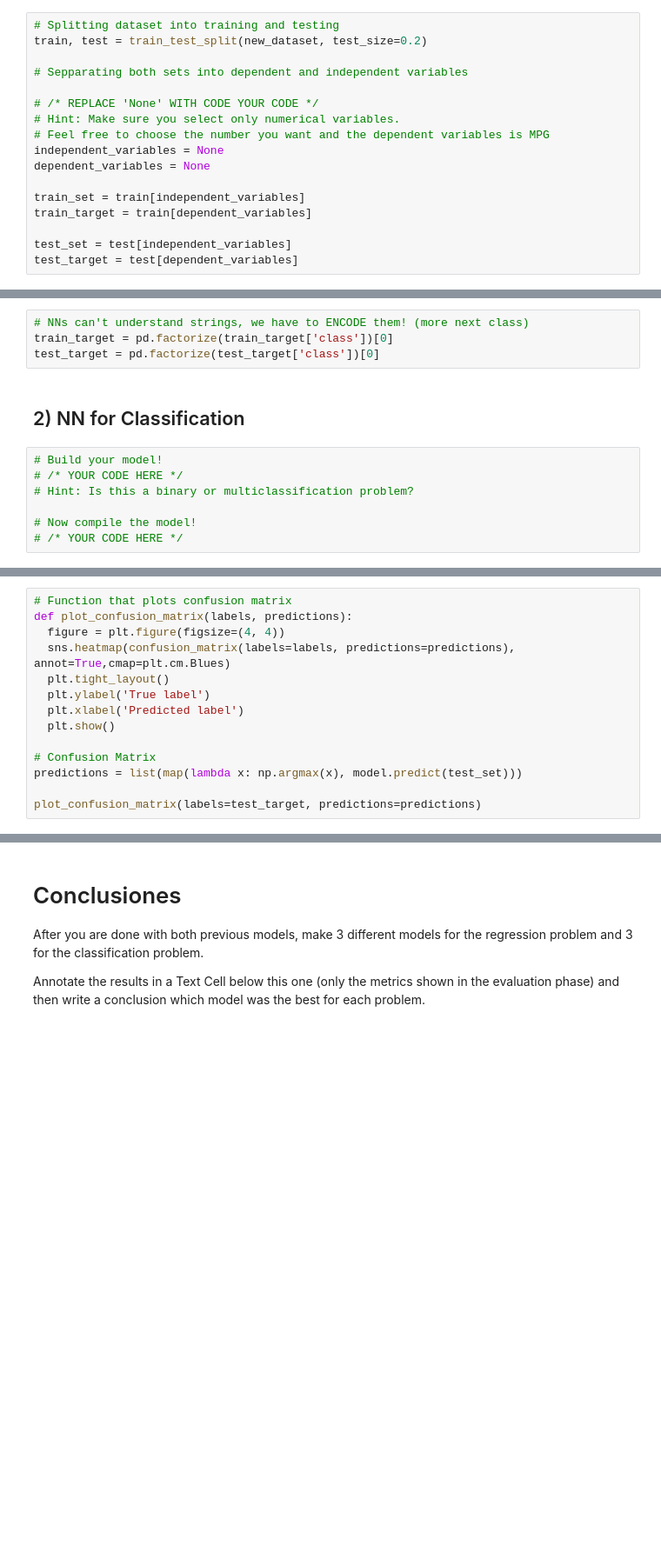
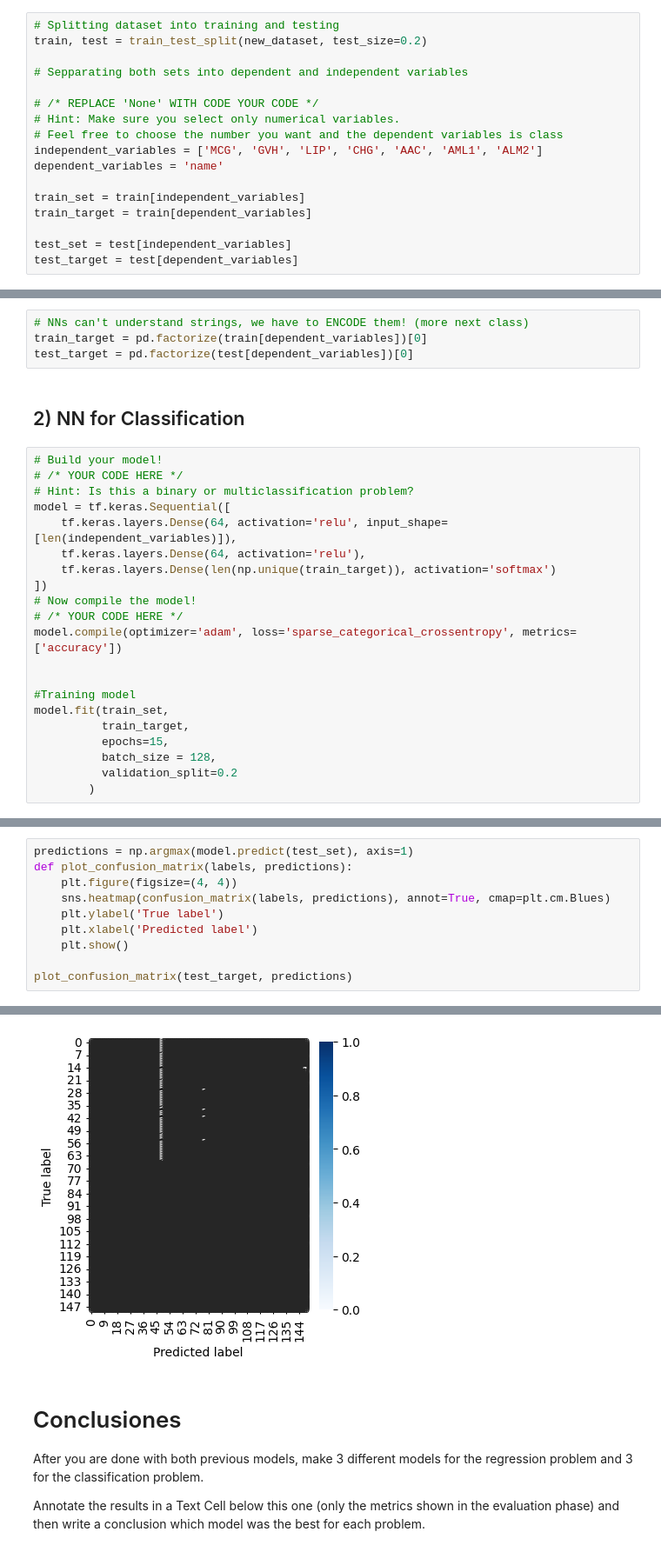
Before and after one commit to LourdesNajarro/Lab01---SP1, a Jupyter notebook: SP1_Laboratory_01.ipynb, the cells around one changed output, grey strips where cells are left out. Shown at 87% size. Drawn from its saved outputs; the diff is of its cells as text; blank space fills up the shorter version.

```diff
--- a/SP1_Laboratory_01.ipynb
+++ b/SP1_Laboratory_01.ipynb
@@ -267,9 +312,9 @@ train, test = train_test_split(new_dataset, test_size=0.2)
 
 # /* REPLACE 'None' WITH CODE YOUR CODE */
 # Hint: Make sure you select only numerical variables.
-# Feel free to choose the number you want and the dependent variables is MPG
-independent_variables = None
-dependent_variables = None
+# Feel free to choose the number you want and the dependent variables is class
+independent_variables = ['MCG', 'GVH', 'LIP', 'CHG', 'AAC', 'AML1', 'ALM2']
+dependent_variables = 'name'
 
 train_set = train[independent_variables]
 train_target = train[dependent_variables]
@@ -281,13 +344,27 @@ train_target, test_target
 # %%
 # NNs can't understand strings, we have to ENCODE them! (more next class)
-train_target = pd.factorize(train_target['class'])[0]
-test_target = pd.factorize(test_target['class'])[0]
+train_target = pd.factorize(train[dependent_variables])[0]
+test_target = pd.factorize(test[dependent_variables])[0]
 # %% [markdown]
 ## 2) NN for Classification
 # %%
 # Build your model!
 # /* YOUR CODE HERE */
 # Hint: Is this a binary or multiclassification problem?
-
+model = tf.keras.Sequential([
+    tf.keras.layers.Dense(64, activation='relu', input_shape=[len(independent_variables)]),
+    tf.keras.layers.Dense(64, activation='relu'),
+    tf.keras.layers.Dense(len(np.unique(train_target)), activation='softmax')
+])
 # Now compile the model!
 # /* YOUR CODE HERE */
+model.compile(optimizer='adam', loss='sparse_categorical_crossentropy', metrics=['accuracy'])
+
+
+#Training model
+model.fit(train_set,
+          train_target,
+          epochs=15,
+          batch_size = 128,
+          validation_split=0.2
+        )
@@ -297,14 +397,11 @@ model.evaluate(x=test_set, y=test_target, batch_size=128)
 # %%
-# Function that plots confusion matrix
+predictions = np.argmax(model.predict(test_set), axis=1)
 def plot_confusion_matrix(labels, predictions):
-  figure = plt.figure(figsize=(4, 4))
-  sns.heatmap(confusion_matrix(labels=labels, predictions=predictions), annot=True,cmap=plt.cm.Blues)
-  plt.tight_layout()
-  plt.ylabel('True label')
-  plt.xlabel('Predicted label')
-  plt.show()
+    plt.figure(figsize=(4, 4))
+    sns.heatmap(confusion_matrix(labels, predictions), annot=True, cmap=plt.cm.Blues)
+    plt.ylabel('True label')
+    plt.xlabel('Predicted label')
+    plt.show()
 
-# Confusion Matrix
-predictions = list(map(lambda x: np.argmax(x), model.predict(test_set)))
-
-plot_confusion_matrix(labels=test_target, predictions=predictions)
+plot_confusion_matrix(test_target, predictions)
+# %% [output]
@@ -311,3 +409,4 @@ plot_confusion_matrix(labels=test_target, predictions=predictions)
+[figure, added]
 # %% [markdown]
 # Conclusiones
 
```
Also changed, not shown: parts of 11 cells of this notebook.
